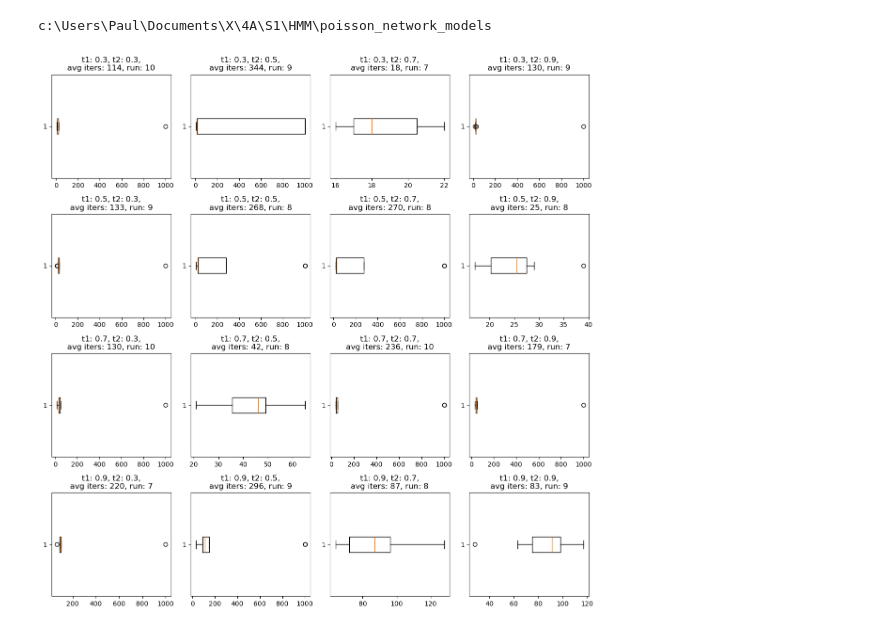
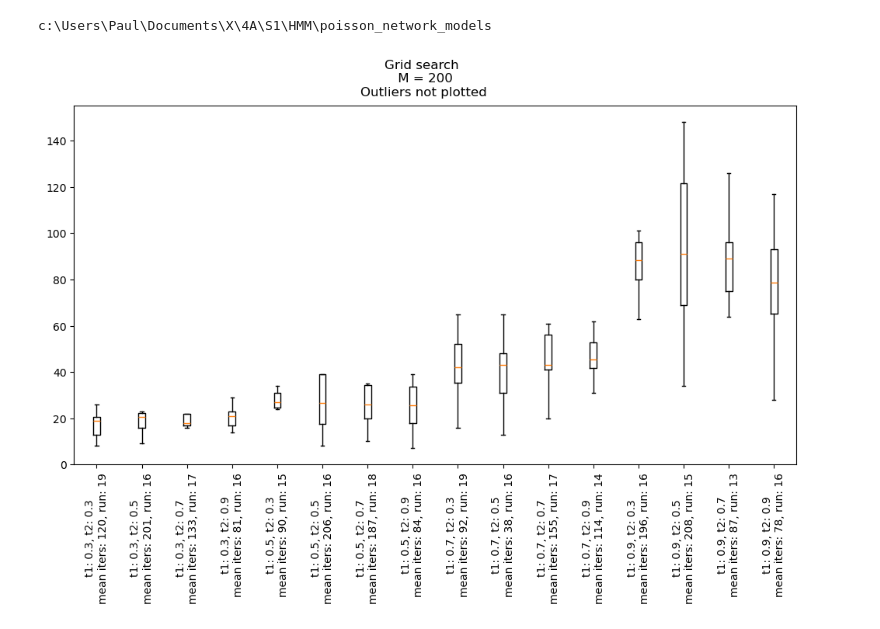
Before and after one commit to DanielBonnery/poisson_network_models, a Jupyter notebook: src/smc_2324_project/experiments/hyperparams_tuning/plot_results.ipynb, the cells around one changed output. Saved outputs shown, nothing was run; the diff lists cells and outputs as text; code cells hidden in the pictures.

Commit message:
Nice plots

```diff
--- a/src/smc_2324_project/experiments/hyperparams_tuning/plot_results.ipynb
+++ b/src/smc_2324_project/experiments/hyperparams_tuning/plot_results.ipynb
@@ -33,23 +33,34 @@ for filename in hyperparams_tuning_filenames:
 # %%
 import matplotlib.pyplot as plt
 
 # Initialize a 3x3 subplot grid
-fig, axes = plt.subplots(4, 4, figsize=(12, 12))
-axes = axes.flatten()
+fig, ax = plt.subplots(figsize=(12, 6))
+xticks_labels = []
 
 # retrieve the results
 for i,t1 in enumerate(results.keys()):
     for j,t2 in enumerate(results[t1].keys()):
         num_iters = []
         for result in results[t1][t2]:
             num_iters.append(len(result.shared["exponents"]))
-        axes[i * 4 + j].boxplot(num_iters, vert=False)
-        axes[i * 4 + j].set_title("t1: {}, t2: {},\navg iters: {}, run: {}".format(t1, t2, int(np.mean(num_iters)),len(num_iters)))
+
+        # Set the x position for the boxplot
+        x_position = i * len(results[t1].keys()) + j
+
+        # Plot the boxplot at the specified x position
+        ax.boxplot(num_iters, showfliers=False, positions=[x_position])
+
+        # Set the text at the right position
+        text = "t1: {}, t2: {}\nmean iters: {}, run: {}".format(t1, t2, int(np.mean(num_iters)), len(num_iters))
+        xticks_labels.append(text)
+
+ax.set_xticklabels(xticks_labels,rotation=90)
 
 # Adjust layout for better spacing
-plt.tight_layout()
+# plt.tight_layout()
+fig.suptitle("Grid search \n M = 200\nOutliers not plotted")
 
 # Show the plot
 plt.show()
 # %% [output]
-[figure, old version]
+[figure, new version]
```
Also changed, not shown: 2 other files.
